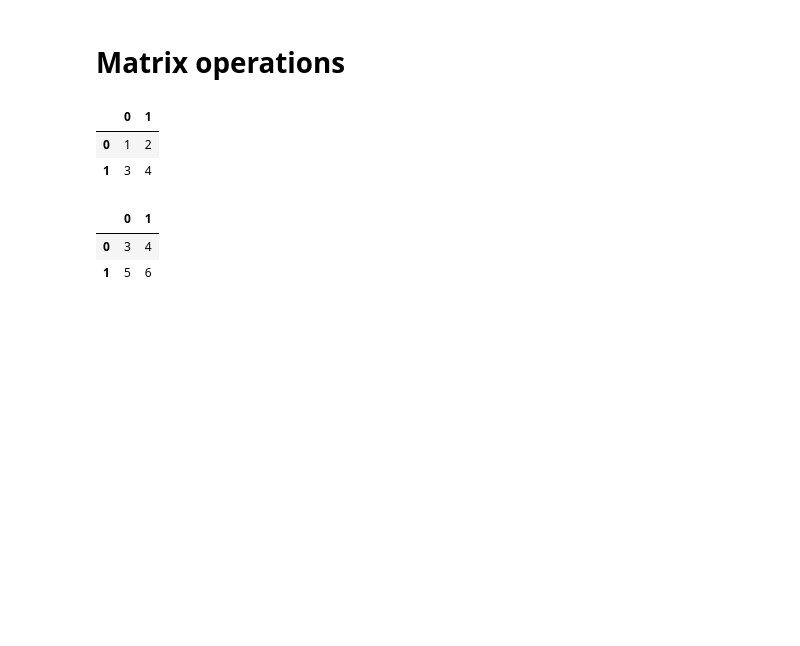
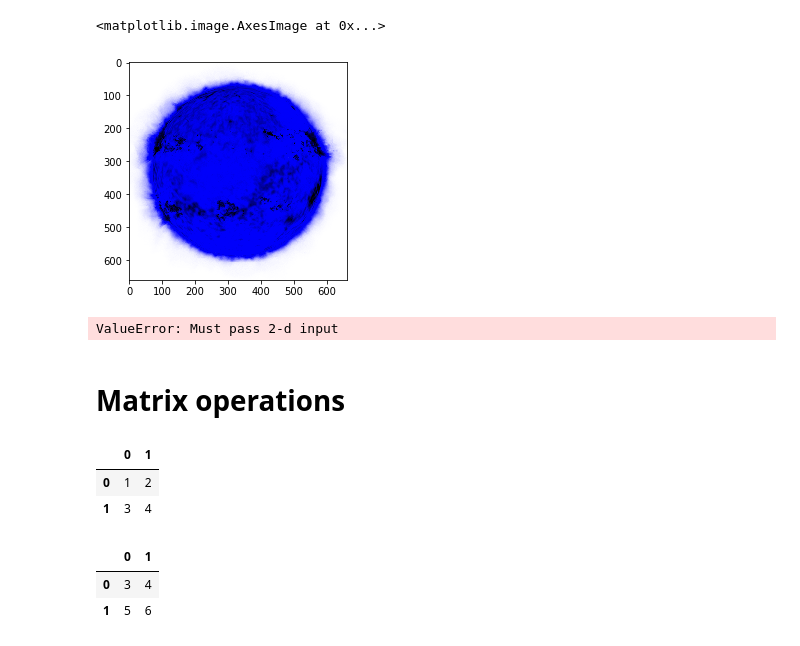
Before and after one commit to Aprillion/python-solar, a Jupyter notebook: 2019-12-02.ipynb, the cells around one changed output. Cells and saved outputs as stored; diff of their text form; code cells hidden in the pictures; blank space fills up the shorter version.

```diff
--- a/2019-12-02.ipynb
+++ b/2019-12-02.ipynb
@@ -1,2 +43,16 @@
+# %%
+img2 = np.copy(img)
+img2[:, :, 0] = 0
+img2[:, :, 1] = 0
+img2[:, :, 2] = 1 - img2[:, :, 2]
+plt.imshow(img2)
+# %% [output]
+<matplotlib.image.AxesImage at 0x...>
+[figure, added]
+# %%
+# Pandas work only with 2D arrays, SunPy would provide better utilities
+df = pd.DataFrame(img)
+# %% [output]
+ValueError: Must pass 2-d input
 # %% [markdown]
 # Matrix operations
```
Also changed, not shown: parts of 6 cells of this notebook, 2 other files.
